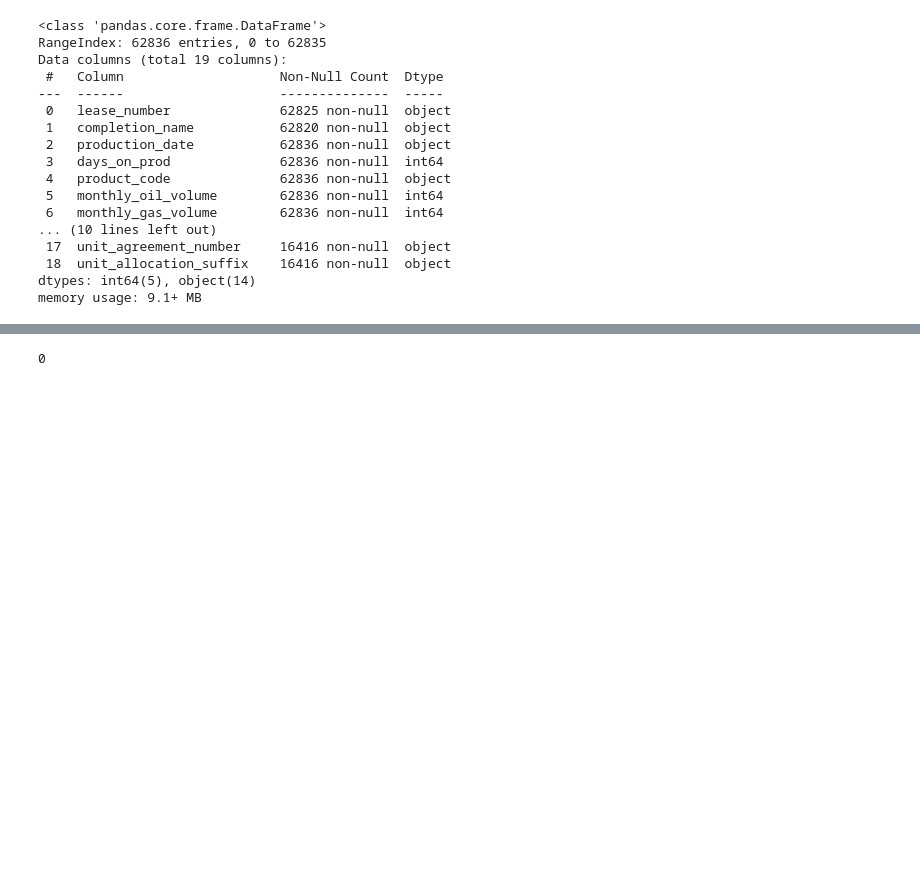
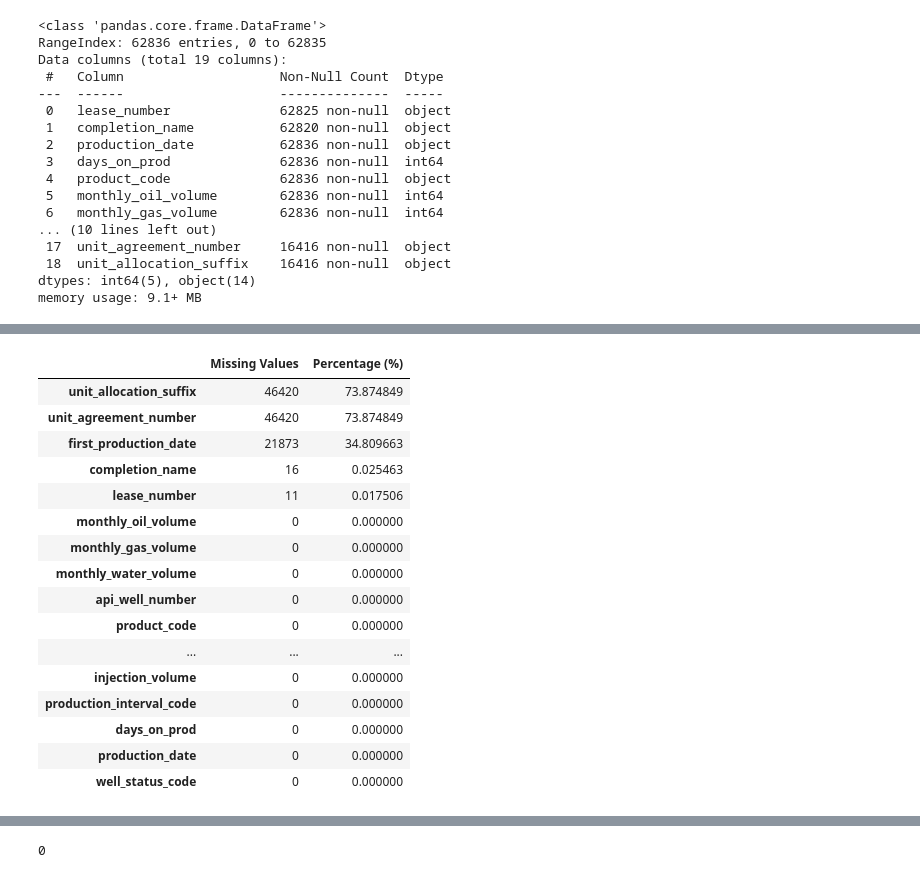
Before and after one commit to oluwatise-falaju/CodeAlpha_Oil_Gas_Production_Analysis, a Jupyter notebook: notebooks/Oil_and_Gas_Production_Analysis_Submission.ipynb, the cells around one changed output, grey strips where cells are left out. Saved outputs shown, nothing was run; the diff lists cells and outputs as text; code cells hidden in the pictures; blank space fills up the shorter version.

```diff
--- a/notebooks/Oil_and_Gas_Production_Analysis_Submission.ipynb
+++ b/notebooks/Oil_and_Gas_Production_Analysis_Submission.ipynb
@@ -188,0 +373,30 @@ dtype: int64
+# %%
+missing_summary = pd.DataFrame({
+    "Missing Values": df.isnull().sum(),
+    "Percentage (%)": (df.isnull().sum() / len(df)) * 100
+})
+
+missing_summary = missing_summary.sort_values(
+    by="Percentage (%)",
+    ascending=False
+)
+
+missing_summary
+# %% [output]
+|  | Missing Values | Percentage (%) |
+| unit_allocation_suffix | 46420 | 73.874849 |
+| unit_agreement_number | 46420 | 73.874849 |
+| first_production_date | 21873 | 34.809663 |
+| completion_name | 16 | 0.025463 |
+| lease_number | 11 | 0.017506 |
+| monthly_oil_volume | 0 | 0.000000 |
+| monthly_gas_volume | 0 | 0.000000 |
+| monthly_water_volume | 0 | 0.000000 |
+| api_well_number | 0 | 0.000000 |
+| product_code | 0 | 0.000000 |
+| ... | ... | ... |
+| injection_volume | 0 | 0.000000 |
+| production_interval_code | 0 | 0.000000 |
+| days_on_prod | 0 | 0.000000 |
+| production_date | 0 | 0.000000 |
+| well_status_code | 0 | 0.000000 |
```
Also changed, not shown: parts of 81 cells of this notebook.
